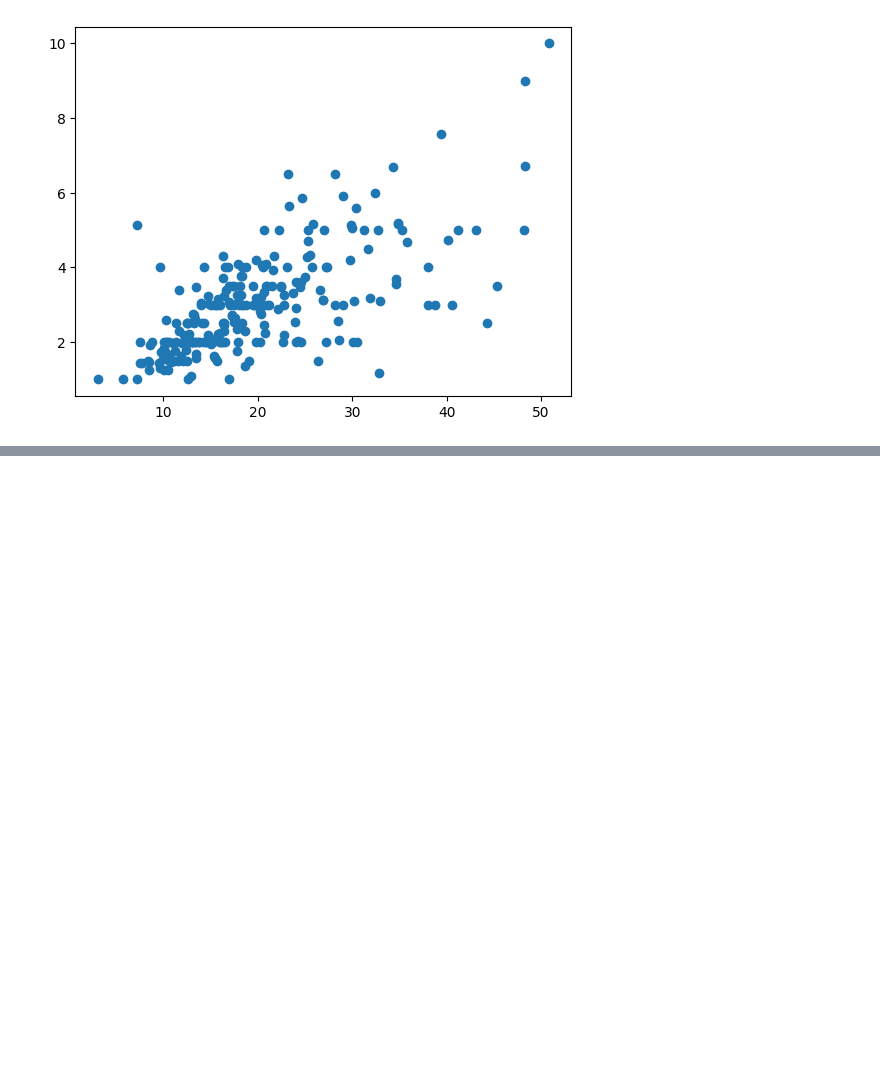
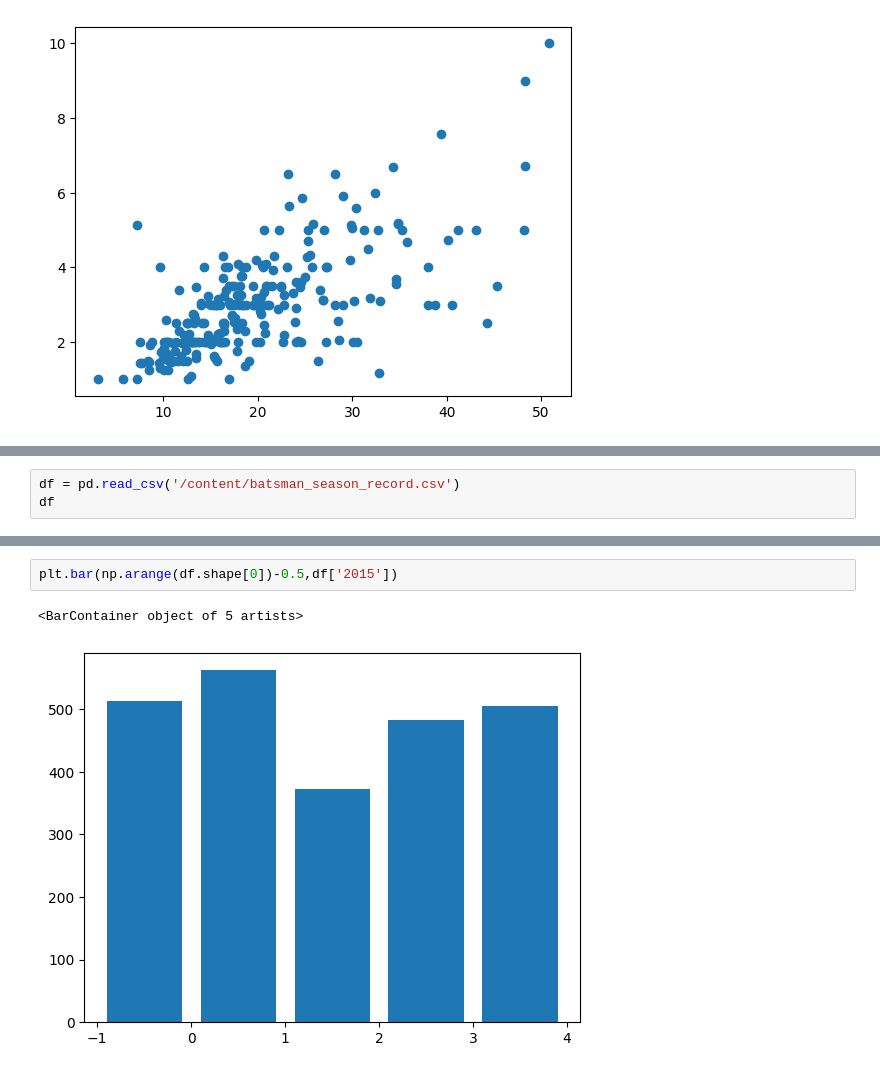
Before and after one commit to Vivek-Joshi17/Data_Visualization, a Jupyter notebook: Data_Visualize.ipynb, the cells around one changed output, grey strips where cells are left out. Drawn from its saved outputs; the diff is of its cells as text; blank space fills up the shorter version.

```diff
--- a/Data_Visualize.ipynb
+++ b/Data_Visualize.ipynb
@@ -248,0 +278,3 @@ plt.plot(tips['total_bill'],tips['tip'],'o')
+# %%
+df = pd.read_csv('/content/batsman_season_record.csv')
+df
@@ -248,0 +288,5 @@ plt.plot(tips['total_bill'],tips['tip'],'o')
+# %%
+plt.bar(np.arange(df.shape[0])-0.5,df['2015'])
+# %% [output]
+<BarContainer object of 5 artists>
+[figure, added]
```
Also changed, not shown: parts of 11 cells of this notebook.
